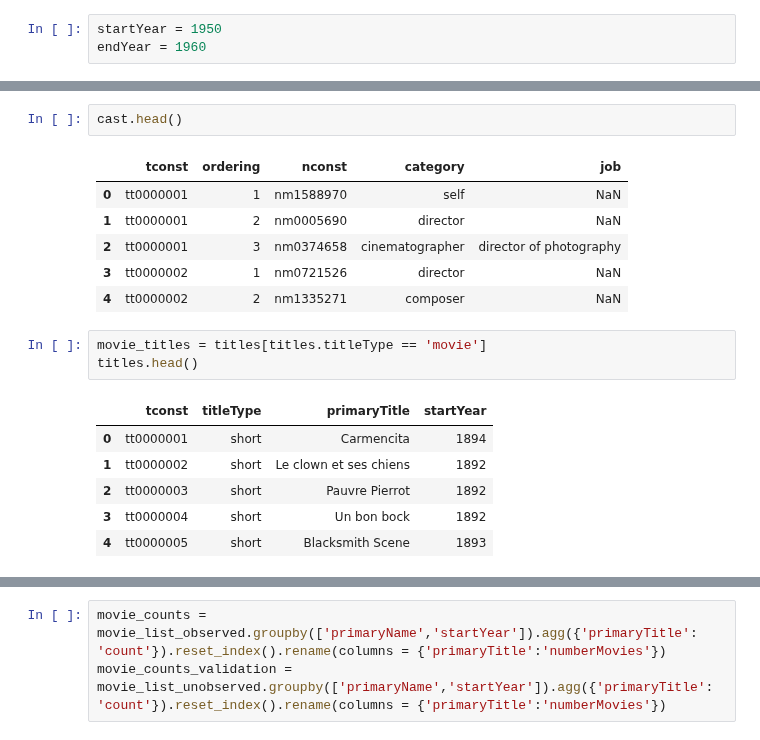
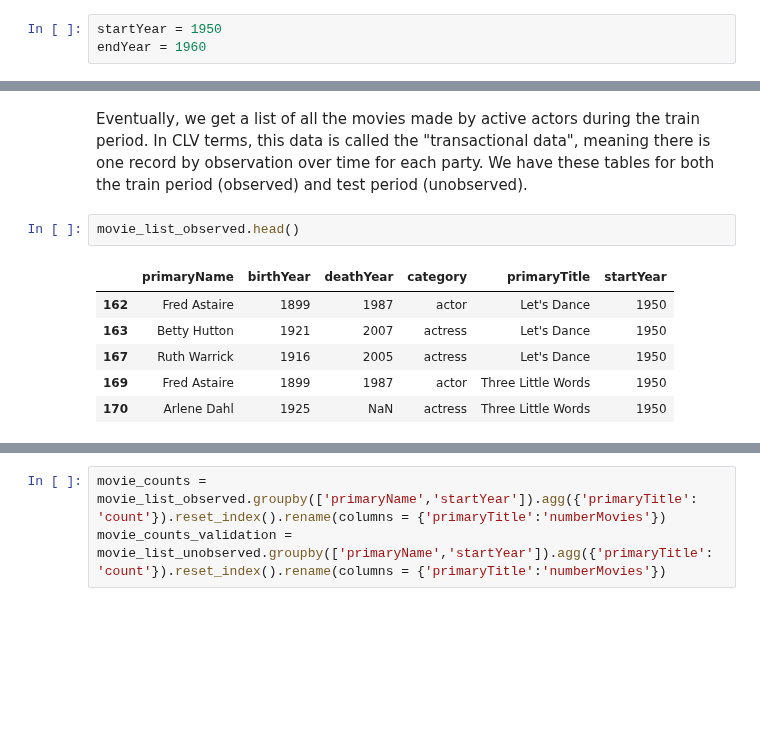
Before and after one commit to MaximeKan/Statistical-Modeling, a Jupyter notebook: Actors_movie_counts.ipynb, the cells around one changed output, grey strips where cells are left out. Cells and saved outputs as stored; diff of their text form; blank space fills up the shorter version.

```diff
--- a/Actors_movie_counts.ipynb
+++ b/Actors_movie_counts.ipynb
@@ -72,19 +111,11 @@ endYear = 1960
+# %% [markdown]
+Eventually, we get a list of all the movies made by active actors during the train period. In CLV terms, this data is called the "transactional data", meaning there is one record by observation over time for each party. We have these tables for both the train period (observed) and test period (unobserved).
 # %%
-cast.head()
+movie_list_observed.head()
 # %% [output]
-|  | tconst | ordering | nconst | category | job |
-| 0 | tt0000001 | 1 | nm1588970 | self | NaN |
-| 1 | tt0000001 | 2 | nm0005690 | director | NaN |
-| 2 | tt0000001 | 3 | nm0374658 | cinematographer | director of photography |
-| 3 | tt0000002 | 1 | nm0721526 | director | NaN |
-| 4 | tt0000002 | 2 | nm1335271 | composer | NaN |
+|  | primaryName | birthYear | deathYear | category | primaryTitle | startYear |
+| 162 | Fred Astaire | 1899 | 1987 | actor | Let's Dance | 1950 |
+| 163 | Betty Hutton | 1921 | 2007 | actress | Let's Dance | 1950 |
+| 167 | Ruth Warrick | 1916 | 2005 | actress | Let's Dance | 1950 |
+| 169 | Fred Astaire | 1899 | 1987 | actor | Three Little Words | 1950 |
+| 170 | Arlene Dahl | 1925 | NaN | actress | Three Little Words | 1950 |
-# %%
-movie_titles = titles[titles.titleType == 'movie']
-titles.head()
-# %% [output]
-|  | tconst | titleType | primaryTitle | startYear |
-| 0 | tt0000001 | short | Carmencita | 1894 |
-| 1 | tt0000002 | short | Le clown et ses chiens | 1892 |
-| 2 | tt0000003 | short | Pauvre Pierrot | 1892 |
-| 3 | tt0000004 | short | Un bon bock | 1892 |
-| 4 | tt0000005 | short | Blacksmith Scene | 1893 |
```
Also changed, not shown: parts of 66 cells of this notebook.
